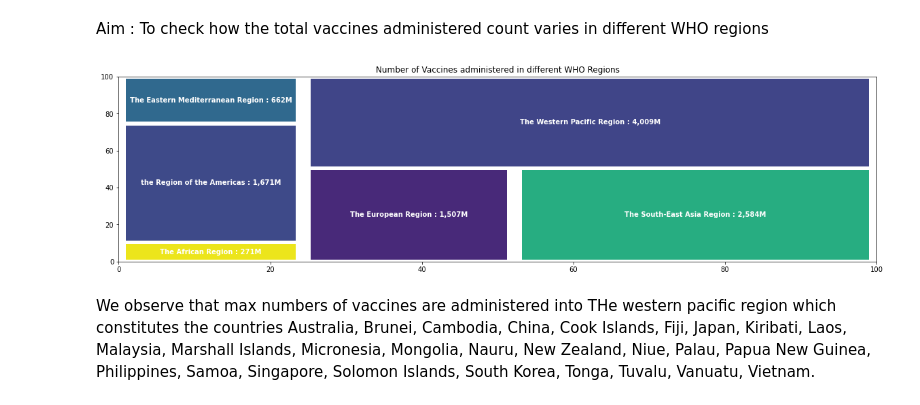
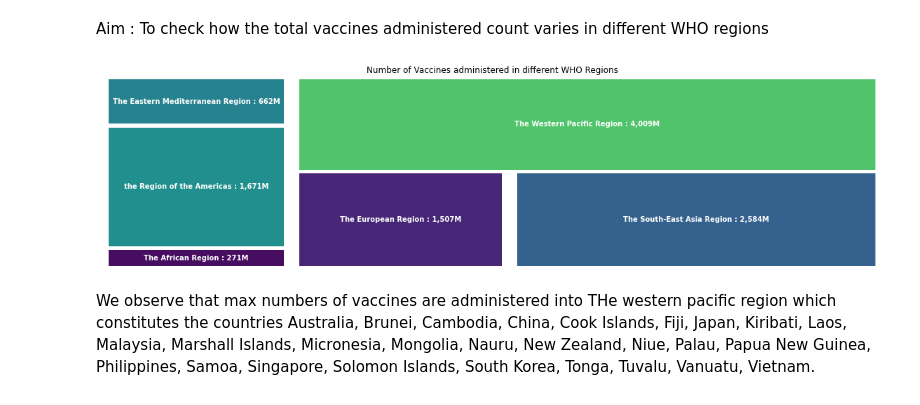
Before and after one commit to tejachalmala/Applied-DataScience-Assignment1, a Jupyter notebook: CovidWHOvaccines.ipynb, the cells around one changed output. Drawn from its saved outputs; the diff is of its cells as text; code cells hidden in the pictures.

```diff
--- a/CovidWHOvaccines.ipynb
+++ b/CovidWHOvaccines.ipynb
@@ -116,14 +182,9 @@ Aim : To check how the total vaccines administered count varies in different WHO
 region_wise_vaccinations = vaccination_df.groupby('WHO_REGION').sum()
 region_wise_vaccinations = region_wise_vaccinations.drop('OTHER')
 # %%
-plt.figure(figsize=(20,5))
-perc = ['{:,.0f}'.format(x) + 'M' for x in region_wise_vaccinations["TOTAL_VACCINATIONS"]/1E6]
-lbl = [f'{WHO_regions[el[0]]} : {el[1]}' for el in zip(region_wise_vaccinations.index, perc)]
-squarify.plot(sizes=region_wise_vaccinations['TOTAL_VACCINATIONS'], label=lbl, alpha=1, pad=0.1,text_kwargs={'fontsize':10, 'color':'white','weight':'bold' })
-plt.title('Number of Vaccines administered in different WHO Regions')
-plt.show()
+plot_tree_map(region_wise_vaccinations.index, region_wise_vaccinations['TOTAL_VACCINATIONS'], 'Number of Vaccines administered in different WHO Regions', label_mapping = WHO_regions)
 # %% [output]
-[figure, old version]
+[figure, new version]
 # %% [markdown]
 We observe that max numbers of vaccines are administered into THe western pacific region which constitutes the countries Australia, Brunei, Cambodia, China, Cook Islands, Fiji, Japan, Kiribati, Laos, Malaysia, Marshall Islands, Micronesia, Mongolia, Nauru, New Zealand, Niue, Palau, Papua New Guinea, Philippines, Samoa, Singapore, Solomon Islands, South Korea, Tonga, Tuvalu, Vanuatu, Vietnam.
 # %% [markdown]
```
Also changed, not shown: parts of 6 cells of this notebook, 5 other files.
